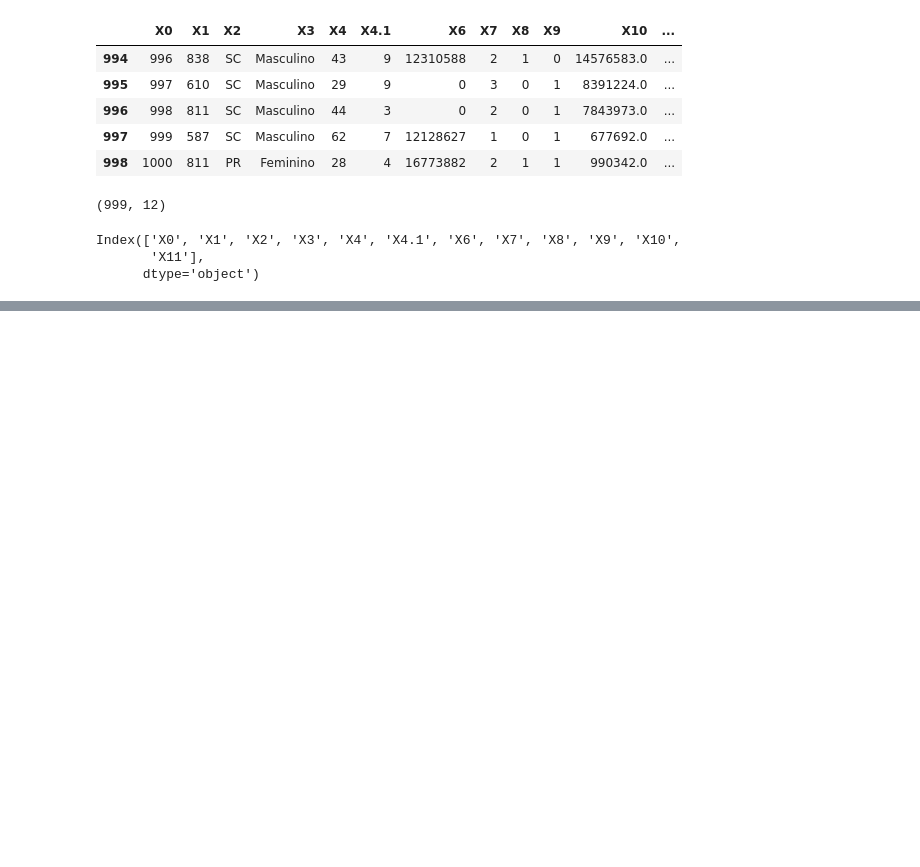
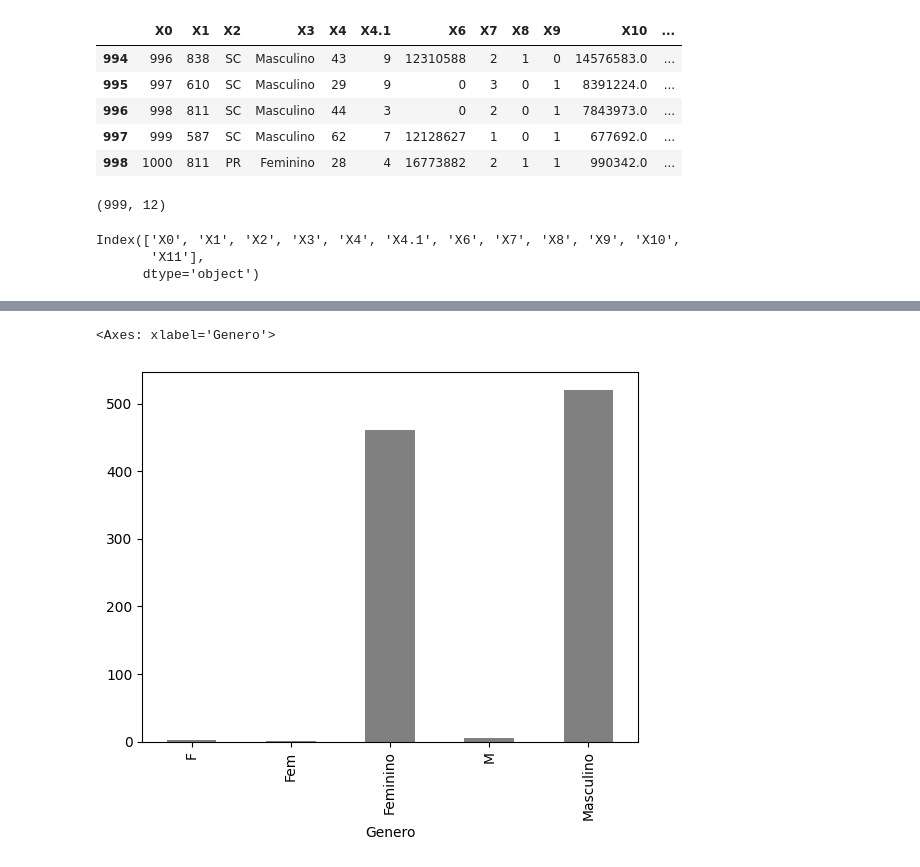
Before and after one commit to jesiqueira/Dados, a Jupyter notebook: dados.ipynb, the cells around one changed output, grey strips where cells are left out. Saved outputs shown, nothing was run; the diff lists cells and outputs as text; code cells hidden in the pictures; blank space fills up the shorter version.

```diff
--- a/dados.ipynb
+++ b/dados.ipynb
@@ -41,0 +73,4 @@ Index(['X0', 'X1', 'X2', 'X3', 'X4', 'X4.1', 'X6', 'X7', 'X8', 'X9', 'X10',
+# %%
+# Verificar o Genero
+gp = df.groupby(['Genero']).size()
+gp
@@ -41,0 +85,5 @@ Index(['X0', 'X1', 'X2', 'X3', 'X4', 'X4.1', 'X6', 'X7', 'X8', 'X9', 'X10',
+# %%
+gp.plot.bar(color='gray')
+# %% [output]
+<Axes: xlabel='Genero'>
+[figure, added]
```
Also changed, not shown: parts of 20 cells of this notebook.
